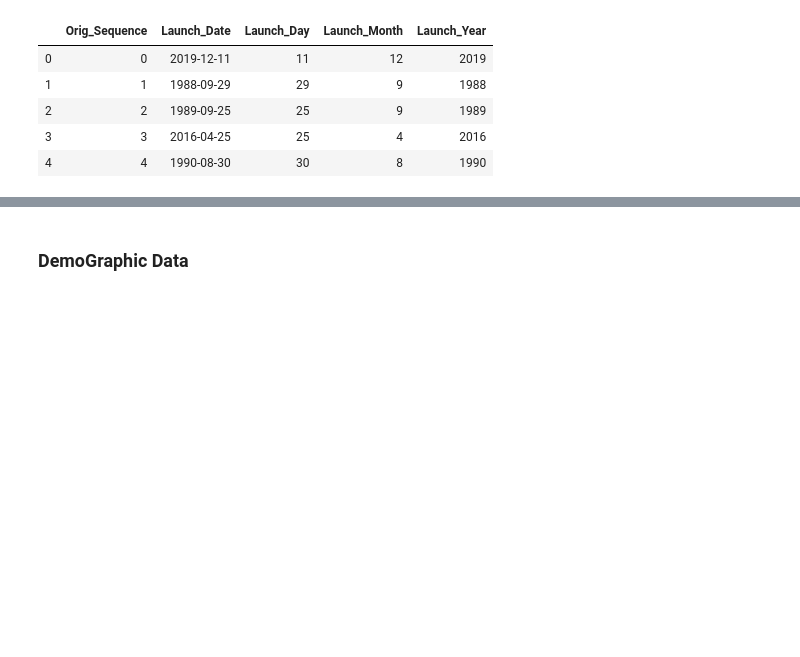
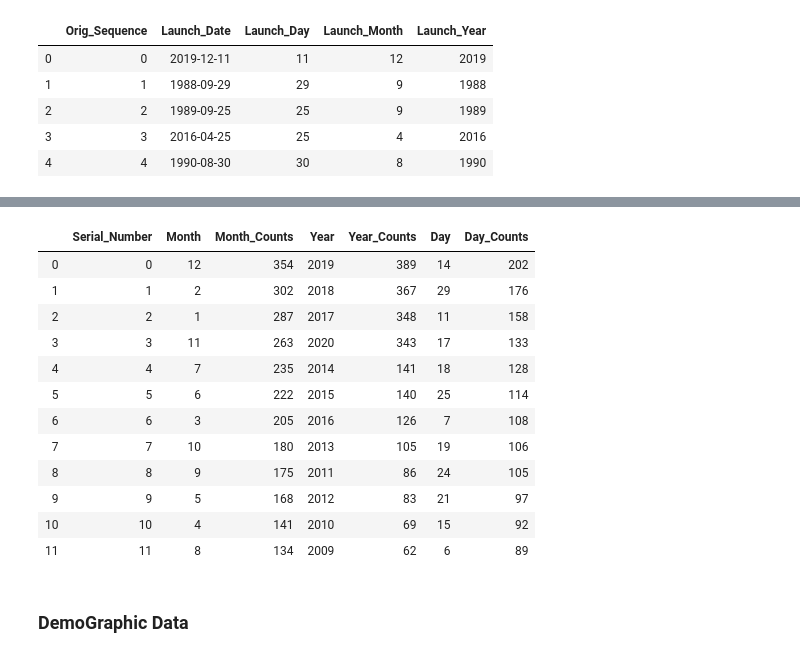
Before and after one commit to henryle-n/Global-Satellite-Launches, a Jupyter notebook: ETL.ipynb, the cells around one changed output, grey strips where cells are left out. Cells and saved outputs as stored; diff of their text form; code cells hidden in the pictures; blank space fills up the shorter version.

```diff
--- a/ETL.ipynb
+++ b/ETL.ipynb
@@ -246,0 +250,3 @@ year_counts
+# %%
+merge_table = pd.merge(month_counts, year_counts, on='Serial_Number',how='left')
+merge_table
@@ -246,0 +267,17 @@ year_counts
+# %%
+merge_table = pd.merge(merge_table, day_counts, on='Serial_Number',how='left')
+merge_table
+# %% [output]
+|  | Serial_Number | Month | Month_Counts | Year | Year_Counts | Day | Day_Counts |
+| 0 | 0 | 12 | 354 | 2019 | 389 | 14 | 202 |
+| 1 | 1 | 2 | 302 | 2018 | 367 | 29 | 176 |
+| 2 | 2 | 1 | 287 | 2017 | 348 | 11 | 158 |
+| 3 | 3 | 11 | 263 | 2020 | 343 | 17 | 133 |
+| 4 | 4 | 7 | 235 | 2014 | 141 | 18 | 128 |
+| 5 | 5 | 6 | 222 | 2015 | 140 | 25 | 114 |
+| 6 | 6 | 3 | 205 | 2016 | 126 | 7 | 108 |
+| 7 | 7 | 10 | 180 | 2013 | 105 | 19 | 106 |
+| 8 | 8 | 9 | 175 | 2011 | 86 | 24 | 105 |
+| 9 | 9 | 5 | 168 | 2012 | 83 | 21 | 97 |
+| 10 | 10 | 4 | 141 | 2010 | 69 | 15 | 92 |
+| 11 | 11 | 8 | 134 | 2009 | 62 | 6 | 89 |
```
Also changed, not shown: parts of 8 cells of this notebook, 12 other files.
